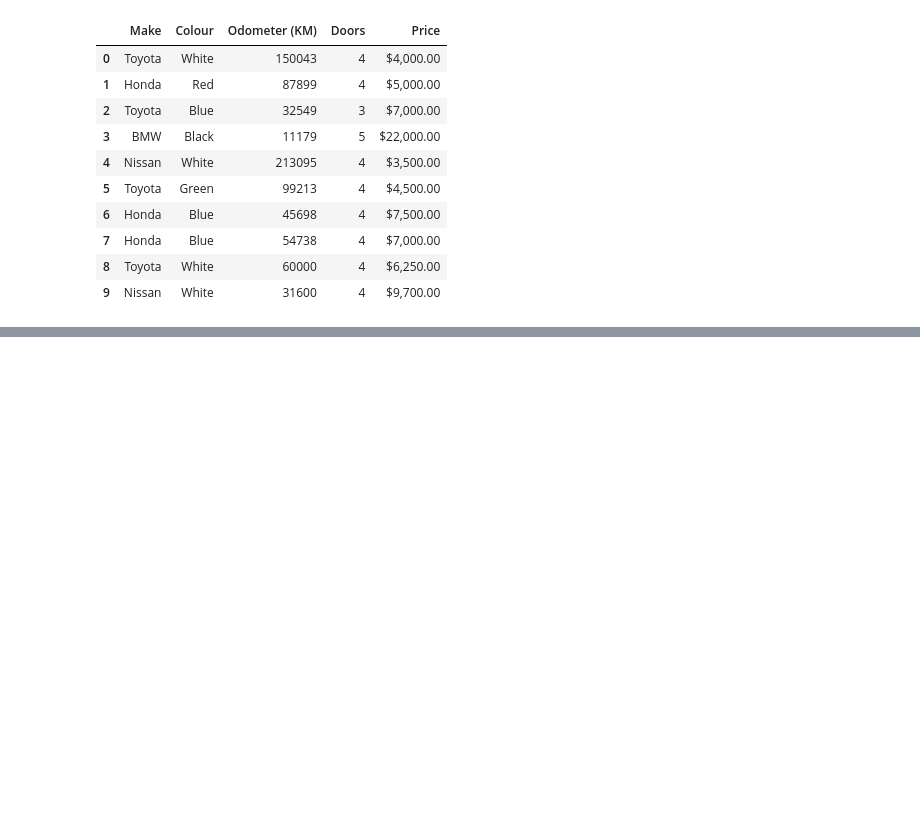
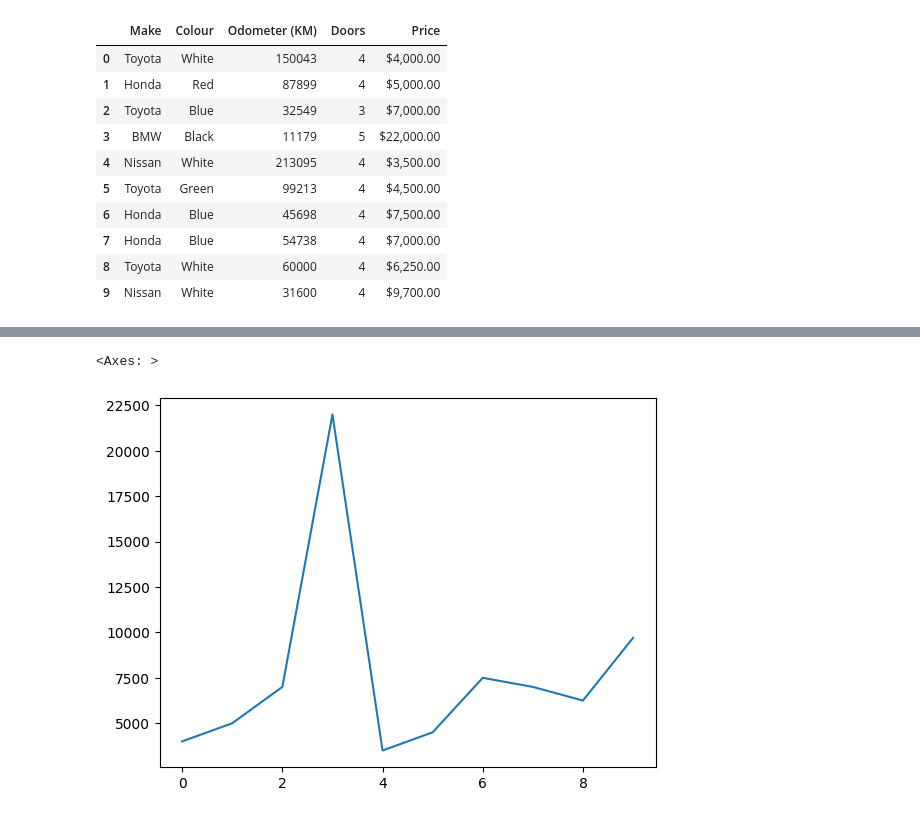
Before and after one commit to gouravguptacom/machine-learning-ztm, a Jupyter notebook: 2-pandas.ipynb, the cells around one changed output, grey strips where cells are left out. Saved outputs shown, nothing was run; the diff lists cells and outputs as text; code cells hidden in the pictures; blank space fills up the shorter version.

```diff
--- a/2-pandas.ipynb
+++ b/2-pandas.ipynb
@@ -189,0 +435,9 @@ car_sales
+# %%
+# car_sales["Price"] = car_sales["Price"].str.replace('[\$\,\.]', '').astype(int)
+# car_sales["Price"] = car_sales["Price"].str.replace(r'[\$,\.]', '', regex=True).astype(int)
+car_sales["Price"] = car_sales["Price"].str.replace(r'[\$,]', '', regex=True).astype(float).astype(int)
+# %%
+car_sales["Price"].plot()
+# %% [output]
+<Axes: >
+[figure, added]
```
Also changed, not shown: parts of 31 cells of this notebook.
